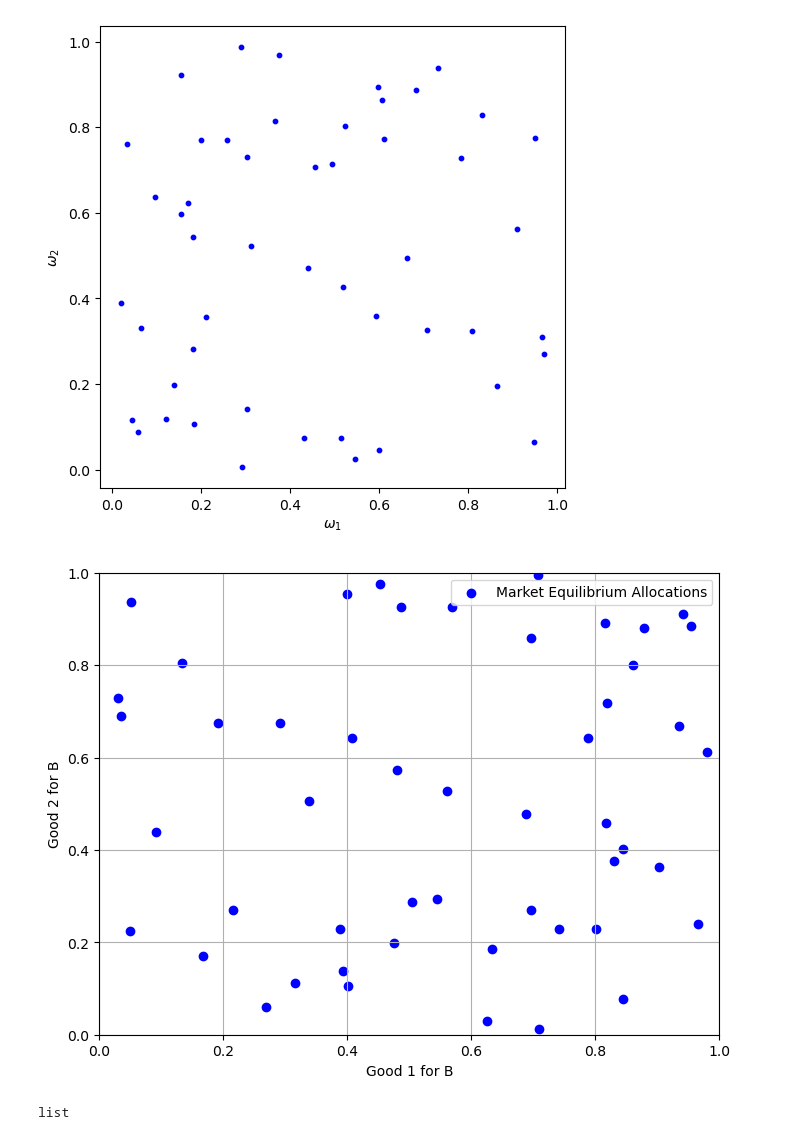
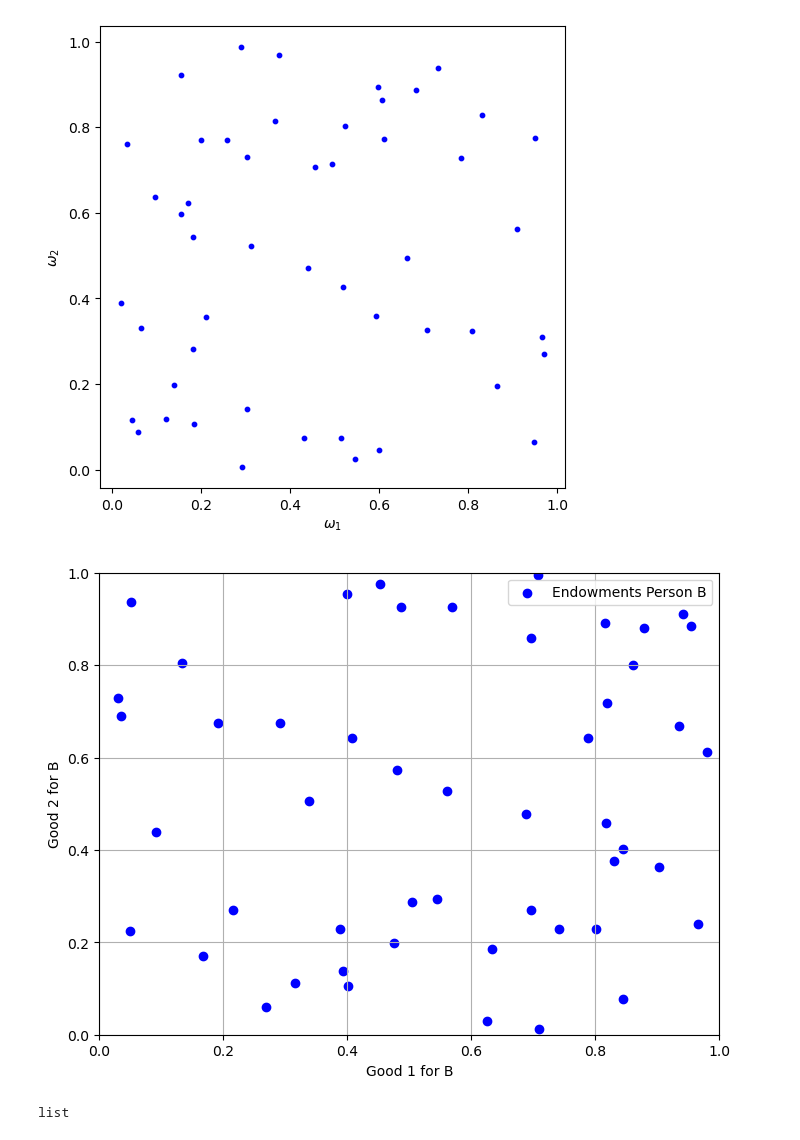
Before and after one commit to NumEconCopenhagen/projects-2024-darja-eloise-christian, a Jupyter notebook: inauguralproject/darja_work.ipynb, the cells around one changed output. Cells and saved outputs as stored; diff of their text form; code cells hidden in the pictures.

```diff
--- a/inauguralproject/darja_work.ipynb
+++ b/inauguralproject/darja_work.ipynb
@@ -618,29 +618,29 @@ ax_A.scatter(omega_1, omega_2, color='blue', label='Pareto Improvements', s=10)
 # %%
 wB2_values = []
 wB1_values = []
 
 for wA1 in omega_1:
     wB1_values.append(1-wA1)
 
 
 for wA2 in omega_2:
         wB2_values.append(1-wA2)
 
 
 len(wB2_values)
 len(wB1_values)
 
 
 plt.figure(figsize=(8, 6))
-plt.scatter(wB1_values, wB2_values, label='Market Equilibrium Allocations', color='blue')
+plt.scatter(wB1_values, wB2_values, label='Endowments Person B', color='blue')
 plt.xlabel('Good 1 for B')
 plt.ylabel('Good 2 for B')
 #plt.title('Edgeworth Box - Market Equilibrium Allocations')
 plt.xlim(0, 1)
 plt.ylim(0, 1)
 plt.legend()
 plt.grid(True)
 plt.show()
 # %% [output]
-[figure, old version]
+[figure, new version]
 # %%
```
Also changed, not shown: parts of 2 cells of this notebook.
